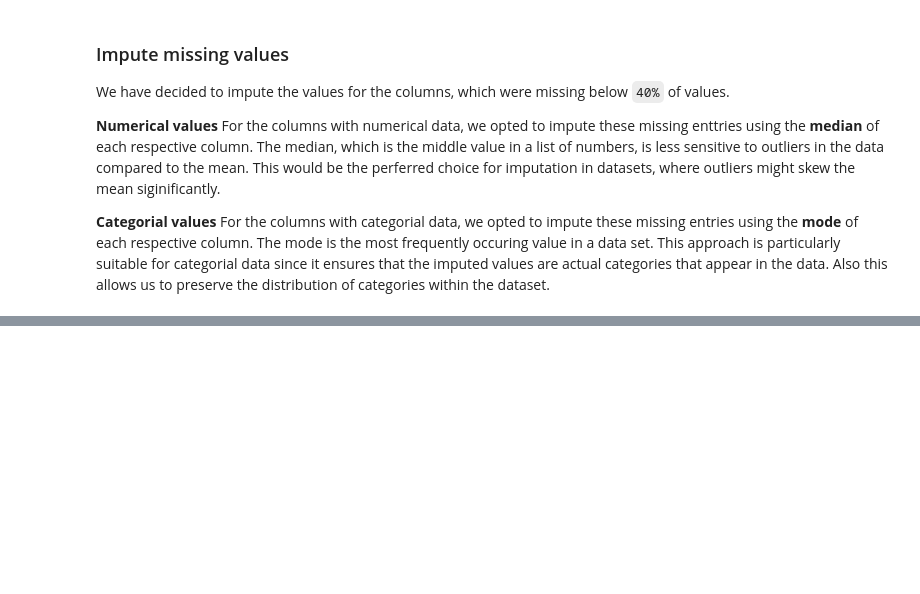
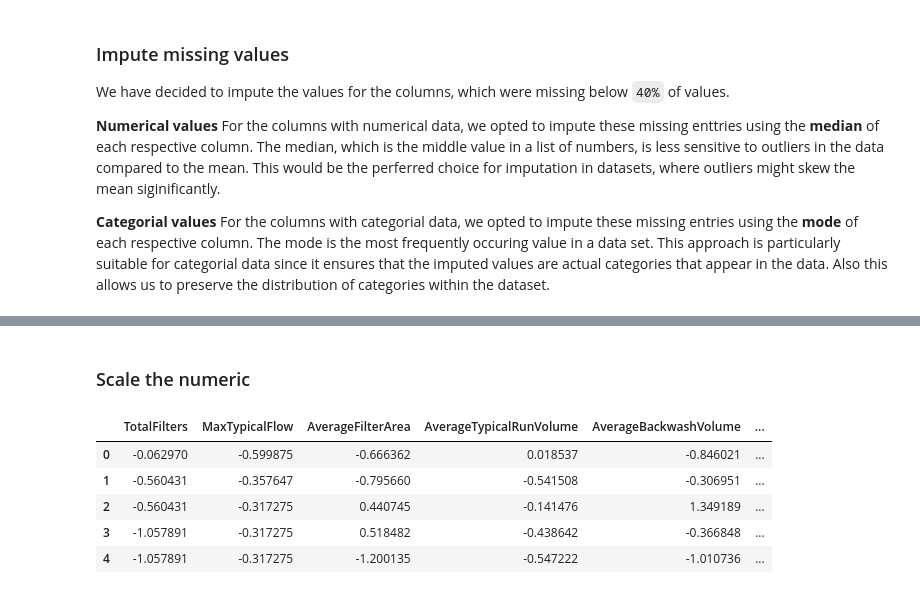
Before and after one commit to MAL1-MMMB/MAL, a Jupyter notebook: Assignment 3/Preprocessing - Water treatment plants.ipynb, the cells around one changed output, grey strips where cells are left out. Drawn from its saved outputs; the diff is of its cells as text; code cells hidden in the pictures; blank space fills up the shorter version.

```diff
--- a/Assignment 3/Preprocessing - Water treatment plants.ipynb
+++ b/Assignment 3/Preprocessing - Water treatment plants.ipynb
@@ -158,0 +159,18 @@ For the columns with categorial data, we opted to impute these missing entries u
+# %% [markdown]
+### Scale the numeric
+# %%
+from sklearn.preprocessing import StandardScaler
+
+# * Standardize the numerical columns
+scaler = StandardScaler()
+scaled = scaler.fit_transform(data_cleaned[numerical_columns])
+scaled = pd.DataFrame(scaled, columns=numerical_columns)
+
+display(scaled.head())
+# %% [output]
+|  | TotalFilters | MaxTypicalFlow | AverageFilterArea | AverageTypicalRunVolume | AverageBackwashVolume | ... |
+| 0 | -0.062970 | -0.599875 | -0.666362 | 0.018537 | -0.846021 | ... |
+| 1 | -0.560431 | -0.357647 | -0.795660 | -0.541508 | -0.306951 | ... |
+| 2 | -0.560431 | -0.317275 | 0.440745 | -0.141476 | 1.349189 | ... |
+| 3 | -1.057891 | -0.317275 | 0.518482 | -0.438642 | -0.366848 | ... |
+| 4 | -1.057891 | -0.317275 | -1.200135 | -0.547222 | -1.010736 | ... |
```
Also changed, not shown: parts of 2 cells of this notebook.
